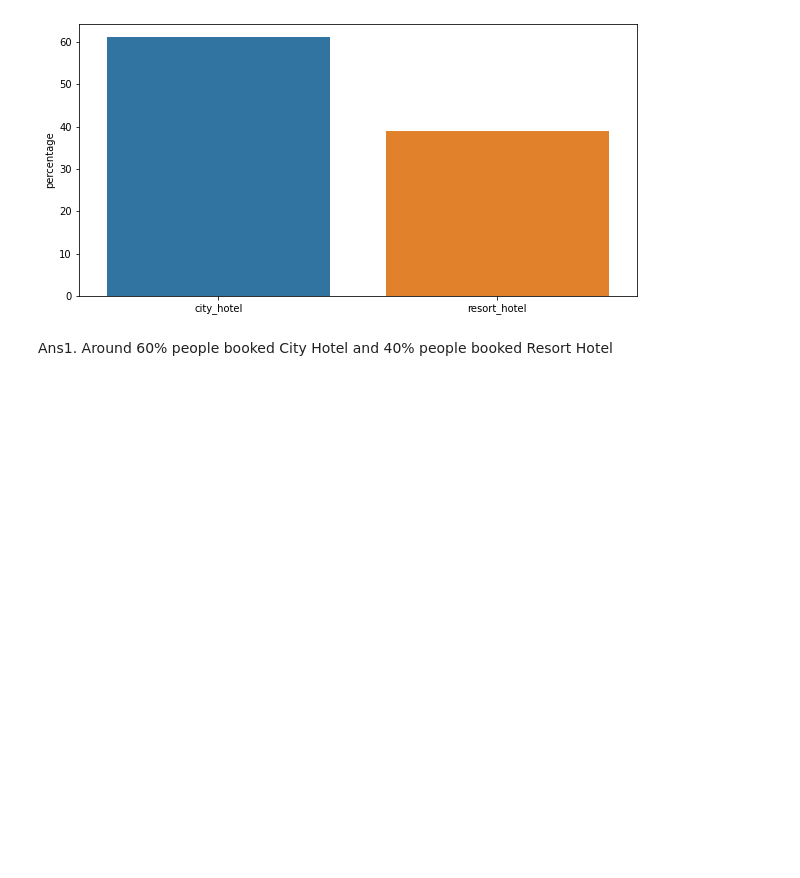
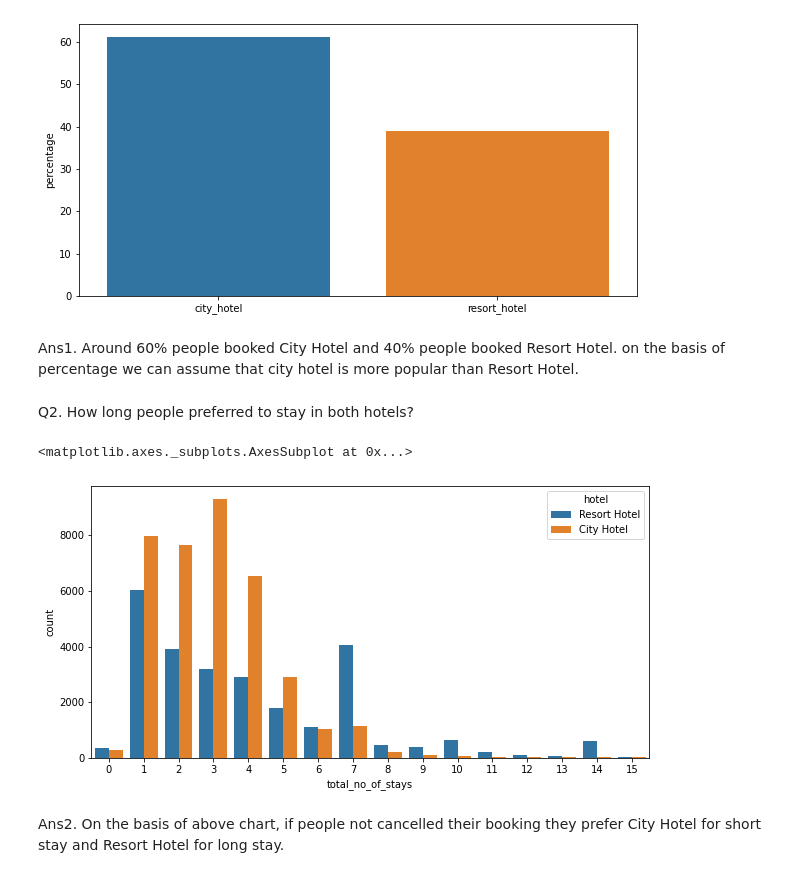
Before and after one commit to niteshavagabond/Hotel-Booking-analysis, a Jupyter notebook: Hotel_Booking_Analysis_Capstone_Project.ipynb, the cells around one changed output. Cells and saved outputs as stored; diff of their text form; code cells hidden in the pictures; blank space fills up the shorter version.

```diff
--- a/Hotel_Booking_Analysis_Capstone_Project.ipynb
+++ b/Hotel_Booking_Analysis_Capstone_Project.ipynb
@@ -385,7 +385,7 @@ hdf.columns=['hotel','booking_cancel_status','lead_time','arrival_date_year','ar
              'stays_in_weekend_nights','stays_in_week_nights','no_of_adults','no_of_children','no_of_babies','meal_type','country','market_segment',
              'distribution_channel','repeated_guest_status','no_of_previous_cancellations','no_of_previous_booking_not_cancelled',
              'reserved_room_type','assigned_room_type','no_of_booking_changes','deposit_type','agent_id','company_id',
-             'no_of_days_in_waiting_list','customer_type','average_daily_rate','required_no_of_car_parking_space',
+             'no_of_days_in_waiting_list','customer_type','adr','required_no_of_car_parking_space',
              'total_no_of_special_requests','reservation_status','reservation_status_date']
 # %%
 hdf.info()
@@ -467,10 +467,10 @@ hdf['reservation_status_date']=hdf['reservation_status_date'].apply(lambda x : d
 #5. merge columns (e.g. [booking_day, booking_month, booking_year], [no_of_adults, no_of_children, no_of_babies] and [stays_in_weekend_nights,  stays_in_week_nights])
 # %%
 # first converting year, month and date into string then we will join them because we can't join data in int or float format
-hdf['arrival_date']=hdf[['arrival_date_year','arrival_date_month','arrival_date_day_of_month']].astype('str').apply(lambda x: '-'.join(x),axis=1)
+hdf['arrival_month_year']=hdf[['arrival_date_month','arrival_date_year']].astype('str').apply(lambda x: '-'.join(x),axis=1)
 # %%
 # now converting booking_date column from str to datetime type.
-hdf['arrival_date']=hdf['arrival_date'].apply(lambda x : datetime.strptime(x,'%Y-%B-%d'))
+hdf['arrival_month_year']=hdf['arrival_month_year'].apply(lambda x : datetime.strptime(x,'%B-%Y'))
 # %%
 # finding out, how many people are there in a group and storing in total_no_of_group
 hdf['total_no_in_group']=hdf['no_of_adults'] + hdf['no_of_children'] +hdf['no_of_babies']
@@ -514,2 +512,7 @@ sns.heatmap(hdf1,annot = True,fmt='.2f', annot_kws={'size': 10},  vmax=.8, squar
+# %%
+df=hdf[['hotel','booking_cancel_status','lead_time','no_of_days_in_waiting_list','reserved_room_type','assigned_room_type',
+        'meal_type','arrival_date_year','arrival_date_month','arrival_month_year','country','distribution_channel',
+        'required_no_of_car_parking_space','country','no_of_adults','no_of_children',
+        'no_of_babies','total_no_in_group','total_no_of_stays','customer_type']]
 # %% [markdown]
 #Analysis on the Basis of columns
@@ -537,4 +553,16 @@ sns.barplot(x=['city_hotel','resort_hotel'],y=hotel_vc['percentage'])
 <matplotlib.axes._subplots.AxesSubplot at 0x...>
 [figure]
 # %% [markdown]
-Ans1. Around 60% people booked City Hotel and 40% people booked Resort Hotel
+Ans1. Around 60% people booked City Hotel and 40% people booked Resort Hotel. on the basis of percentage we can assume that city hotel is more popular than Resort Hotel.
+# %% [markdown]
+Q2. How long people preferred to stay in both hotels?
+# %%
+not_cancel=df[df['booking_cancel_status']==0]
+stay_not_cancel=not_cancel[not_cancel['total_no_of_stays'] < 16]
+plt.figure(figsize = (10,5))
+sns.countplot(x=stay_not_cancel['total_no_of_stays'],hue=stay_not_cancel['hotel'])
+# %% [output]
+<matplotlib.axes._subplots.AxesSubplot at 0x...>
+[figure, added]
+# %% [markdown]
+Ans2. On the basis of above chart, if people not cancelled their booking they prefer City Hotel for short stay and Resort Hotel for long stay.
```
Also changed, not shown: parts of 15 cells of this notebook.
